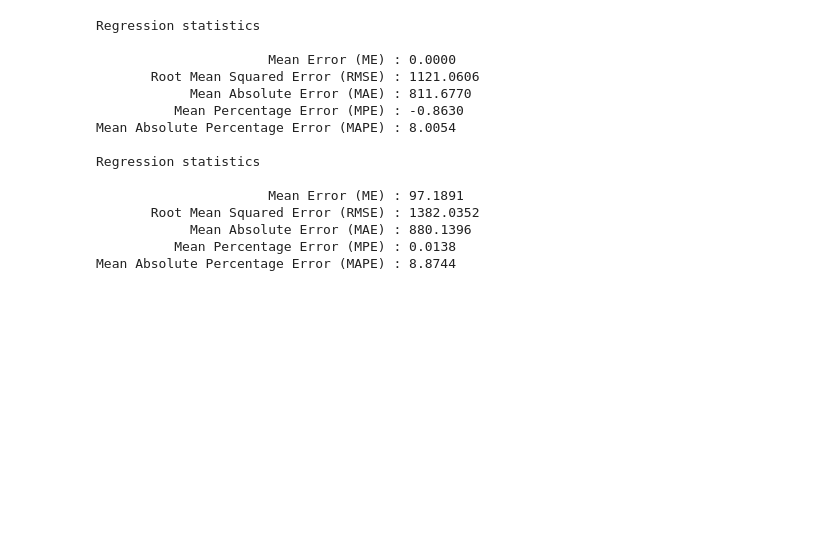
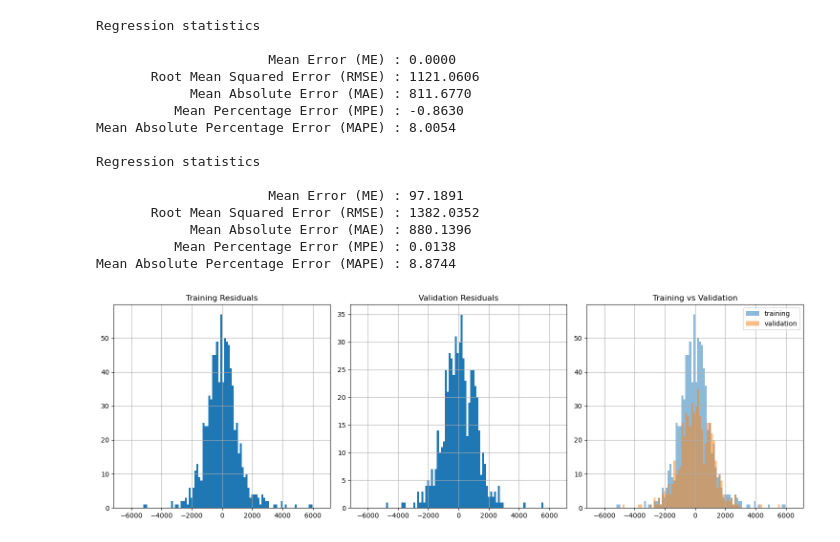
Before and after one commit to Surbhit1508/Data-Mining-for-Business-Analytics, a Jupyter notebook: Chapter 5 Evaluating Predictive Performance.ipynb, the cells around one changed output. Drawn from its saved outputs; the diff is of its cells as text; code cells hidden in the pictures; blank space fills up the shorter version.

```diff
--- a/Chapter 5 Evaluating Predictive Performance.ipynb
+++ b/Chapter 5 Evaluating Predictive Performance.ipynb
@@ -91,3 +96,52 @@ Regression statistics
             Mean Absolute Error (MAE) : 880.1396
           Mean Percentage Error (MPE) : 0.0138
 Mean Absolute Percentage Error (MAPE) : 8.8744
+# %%
+'''
+These graphs show the distribution of prediction errors (residuals) from the machine learning model, where:
+
+Residuals = Actual values (y) - Predicted values
+
+A positive residual means the model underpredicted
+A negative residual means the model overpredicted
+
+'''
+pred_error_train = pd.DataFrame({
+    'residual': train_y - reg.predict(train_x),
+    'data set': 'training'
+})
+pred_error_valid = pd.DataFrame({
+    'residual': valid_y - reg.predict(valid_x),
+    'data set': 'validation'
+})
+boxdata_df = pd.concat([pred_error_train, pred_error_valid], ignore_index=True)
+
+# Create just ONE row of three plots
+fig, axes = plt.subplots(nrows=1, ncols=3, figsize=(15, 5))
+
+common = {
+    'bins': 100,
+    'range': [-6500, 6500]
+}
+
+# First histogram - Training data
+pred_error_train['residual'].hist(ax=axes[0], **common)
+axes[0].set_title('Training Residuals')
+
+# Second histogram - Validation data
+pred_error_valid['residual'].hist(ax=axes[1], **common)
+axes[1].set_title('Validation Residuals')
+
+# Third histogram - Overlaid comparison
+for name, group in boxdata_df.groupby('data set'):
+    group['residual'].hist(ax=axes[2], alpha=0.5, label=name, **common)
+axes[2].set_title('Training vs Validation')
+axes[2].legend()
+
+plt.tight_layout()
+plt.show()
+
+# When we use **common in the histogram calls (like hist(ax=axes[0], **common)), it's the same as writing:
+# hist(ax=axes[0], bins=100, range=[-6500, 6500])
+# %% [output]
+[figure, added]
```
Also changed, not shown: parts of 7 cells of this notebook.
